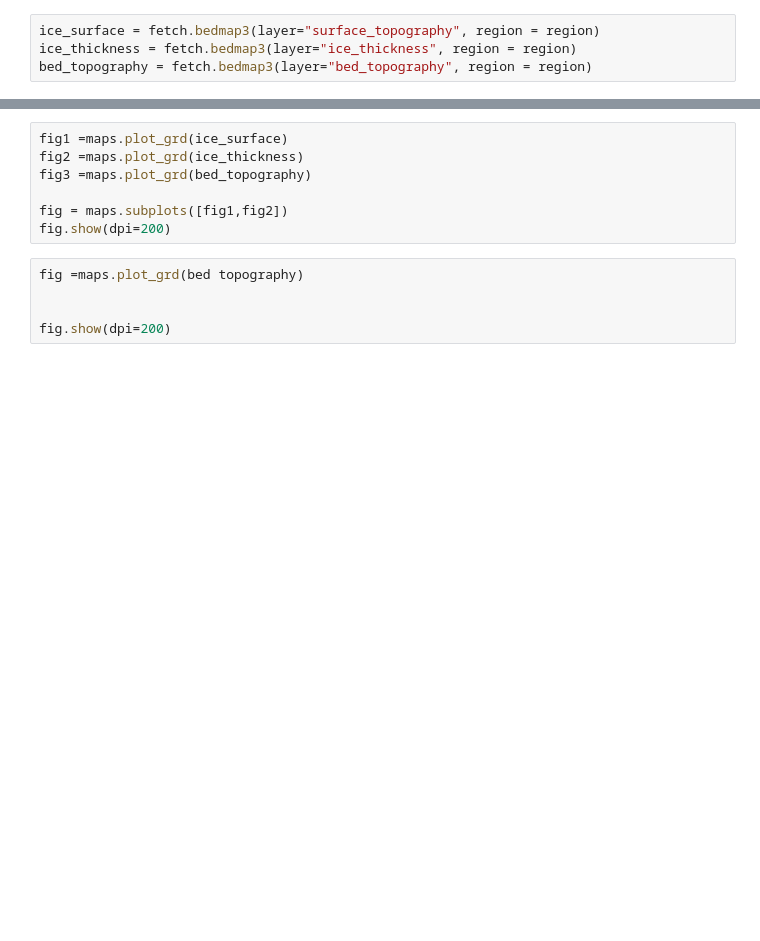
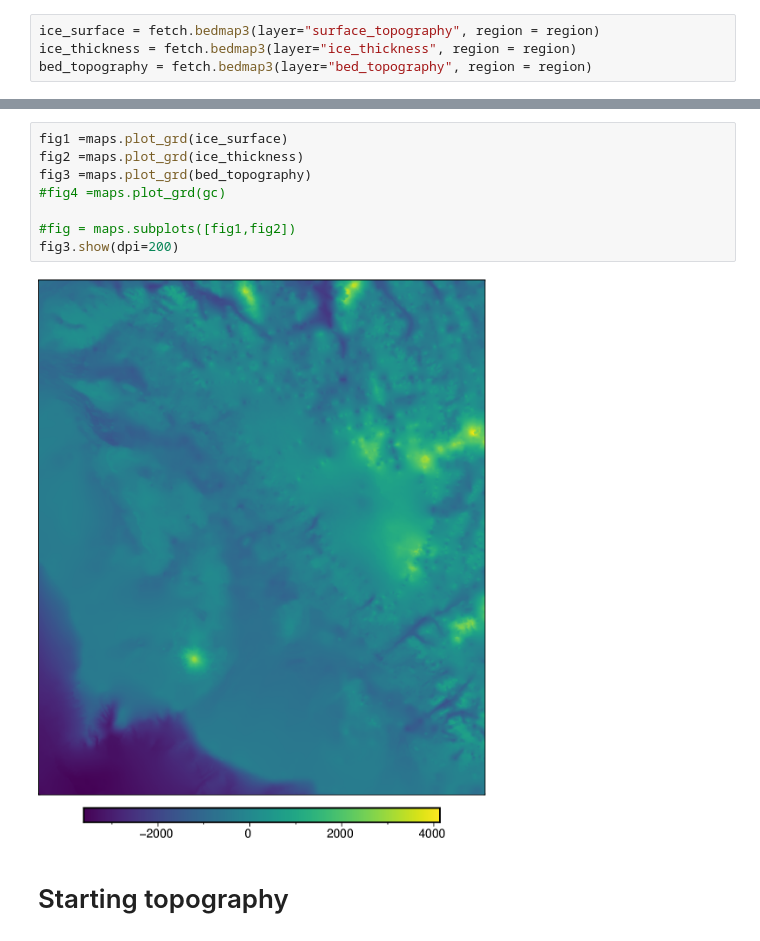
Before and after one commit to ChrtistianHase/Semesterproject_2025, a Jupyter notebook: Untitled.ipynb, the cells around one changed output, grey strips where cells are left out. Drawn from its saved outputs; the diff is of its cells as text; blank space fills up the shorter version.

```diff
--- a/Untitled.ipynb
+++ b/Untitled.ipynb
@@ -67,12 +51,12 @@ gc = fetch.gravity(version = "antgg-2021", region = region,,anomaly_type='Err')
 # %%
 fig1 =maps.plot_grd(ice_surface)
 fig2 =maps.plot_grd(ice_thickness)
 fig3 =maps.plot_grd(bed_topography)
+#fig4 =maps.plot_grd(gc)
 
-fig = maps.subplots([fig1,fig2])
-fig.show(dpi=200)
+#fig = maps.subplots([fig1,fig2])
+fig3.show(dpi=200)
+# %% [output]
+[figure, added]
-# %%
-fig =maps.plot_grd(bed topography)
-
-
-fig.show(dpi=200)
+# %% [markdown]
+# Starting topography
```
Also changed, not shown: parts of 16 cells of this notebook, 1 other file.
